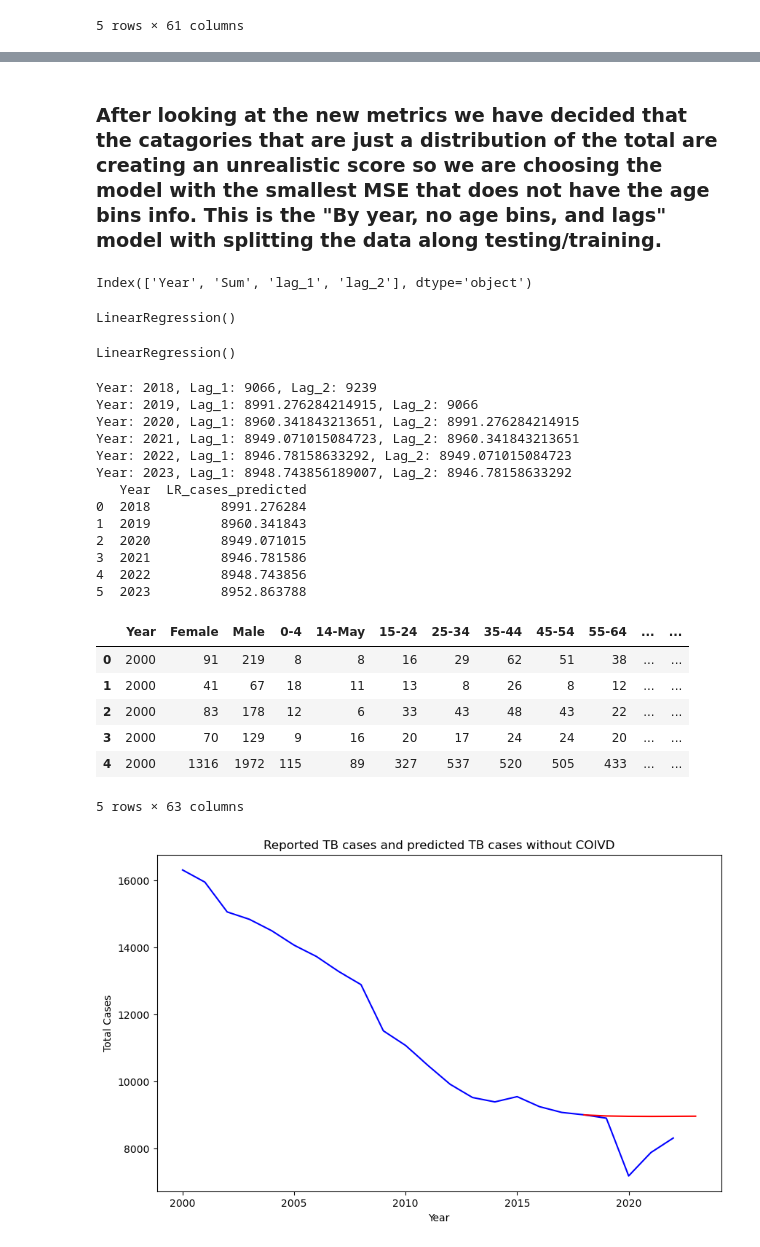
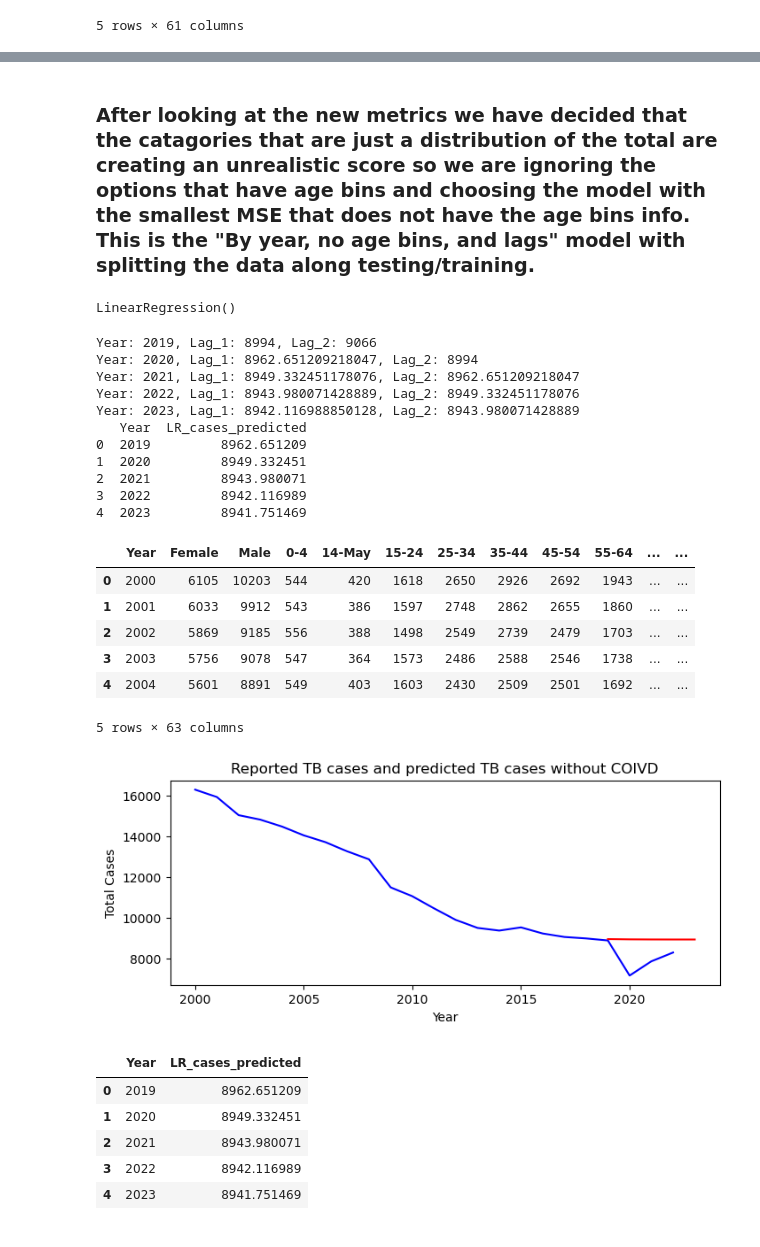
Before and after one commit to henniferkay/tbUS, a Jupyter notebook: linear_reg_cases.ipynb, the cells around one changed output, grey strips where cells are left out. Cells and saved outputs as stored; diff of their text form; code cells hidden in the pictures.

```diff
--- a/linear_reg_cases.ipynb
+++ b/linear_reg_cases.ipynb
@@ -507,13 +453,9 @@ new_results_df_not_split.sort_values(by="Mean Squared Error")
 # %% [markdown]
-### After looking at the new metrics we have decided that the catagories that are just a distribution of the total are creating an unrealistic score so we are choosing the model with the smallest MSE that does not have the age bins info. This is the "By year, no age bins, and lags" model with splitting the data along testing/training.
+### After looking at the new metrics we have decided that the catagories that are just a distribution of the total are creating an unrealistic score so we are ignoring the options that have age bins and choosing the model with the smallest MSE that does not have the age bins info. This is the "By year, no age bins, and lags" model with splitting the data along testing/training.
-# %%
-no_state_no_ages_yes_lags.columns
-# %% [output]
-Index(['Year', 'Sum', 'lag_1', 'lag_2'], dtype='object')
 # %%
 #split the data as before and create the model
-train_data = no_state_no_ages_yes_lags[no_state_no_ages_yes_lags['Year'] < 2018]
-test_data = no_state_no_ages_yes_lags[no_state_no_ages_yes_lags['Year'] >= 2018]
+train_data = no_state_no_ages_yes_lags[no_state_no_ages_yes_lags['Year'] < 2019]
+test_data = no_state_no_ages_yes_lags[no_state_no_ages_yes_lags['Year'] >= 2019]
 #split into features and targets
 X_train = train_data.drop(columns=["Sum"])
 X_test = test_data.drop(columns=["Sum"])
@@ -525,28 +467,13 @@ model = LinearRegression()
 model.fit(X_train, y_train)
 # %% [output]
 LinearRegression()
-# %%
-#split the data as before and create the model
-train_data = no_state_no_ages_yes_lags[no_state_no_ages_yes_lags['Year'] < 2018]
-#test_data = no_state_no_ages_yes_lags[no_state_no_ages_yes_lags['Year'] >= 2018]
-#split into features and targets
-X = train_data.drop(columns=["Sum"])
-#X_test = test_data.drop(columns=["Sum"])
-y = train_data['Sum']
-#y_test = test_data['Sum']
-#create the model
-model = LinearRegression()
-#fit the model
-model.fit(X, y)
-# %% [output]
-LinearRegression()
 # %%
 # Initialize lists to store predicted values
 predicted_years = []
 predicted_cases = []
 
 # Iterate over the years to predict
-for year in range(2018, 2024):
+for year in range(2019, 2024):
     # Add the current year to the list of predicted years
     predicted_years.append(year)
 
@@ -557,8 +484,6 @@ for year in range(2018, 2024):
     else:
       lag_2_data = no_state_no_ages_yes_lags[no_state_no_ages_yes_lags['Year'] == year - 2]['Sum']
       lag_2 = lag_2_data.iloc[0] if not lag_2_data.empty else 0
-      #no_state_no_ages_yes_lags[no_state_no_ages_yes_lags[['Year']] == year - 2]['Total_Cases'].iloc[0]
-    #lag_3 = predicted_cases[-3] if predicted_cases else no_state_no_ages_yes_lags[no_state_no_ages_yes_lags[['Year']] == year - 3]['Total_Cases'].iloc[0]
     print(f"Year: {year}, Lag_1: {lag_1}, Lag_2: {lag_2}")
 
     # make predictions
@@ -573,41 +498,39 @@ tb_predictions = pd.DataFrame({'Year': predicted_years, 'LR_cases_predicted': pr
 # Display the predictions DataFrame
 print(tb_predictions)
 # %% [output]
-Year: 2018, Lag_1: 9066, Lag_2: 9239
-Year: 2019, Lag_1: 8991.276284214915, Lag_2: 9066
-Year: 2020, Lag_1: 8960.341843213651, Lag_2: 8991.276284214915
-Year: 2021, Lag_1: 8949.071015084723, Lag_2: 8960.341843213651
-Year: 2022, Lag_1: 8946.78158633292, Lag_2: 8949.071015084723
-Year: 2023, Lag_1: 8948.743856189007, Lag_2: 8946.78158633292
+Year: 2019, Lag_1: 8994, Lag_2: 9066
+Year: 2020, Lag_1: 8962.651209218047, Lag_2: 8994
+Year: 2021, Lag_1: 8949.332451178076, Lag_2: 8962.651209218047
+Year: 2022, Lag_1: 8943.980071428889, Lag_2: 8949.332451178076
+Year: 2023, Lag_1: 8942.116988850128, Lag_2: 8943.980071428889
    Year  LR_cases_predicted
-0  2018         8991.276284
-1  2019         8960.341843
-2  2020         8949.071015
-3  2021         8946.781586
-4  2022         8948.743856
-5  2023         8952.863788
+0  2019         8962.651209
+1  2020         8949.332451
+2  2021         8943.980071
+3  2022         8942.116989
+4  2023         8941.751469
 # %%
-tb_df.groupby('Year', as_index=False).sum()
-tb_df.head()
+tb_df_grouped =tb_df.groupby('Year', as_index=False).sum()
+tb_df_grouped.head()
 # %% [output]
 |  | Year | Female | Male | 0-4 | 14-May | 15-24 | 25-34 | 35-44 | 45-54 | 55-64 | ... | ... |
-| 0 | 2000 | 91 | 219 | 8 | 8 | 16 | 29 | 62 | 51 | 38 | ... | ... |
-| 1 | 2000 | 41 | 67 | 18 | 11 | 13 | 8 | 26 | 8 | 12 | ... | ... |
-| 2 | 2000 | 83 | 178 | 12 | 6 | 33 | 43 | 48 | 43 | 22 | ... | ... |
-| 3 | 2000 | 70 | 129 | 9 | 16 | 20 | 17 | 24 | 24 | 20 | ... | ... |
-| 4 | 2000 | 1316 | 1972 | 115 | 89 | 327 | 537 | 520 | 505 | 433 | ... | ... |
+| 0 | 2000 | 6105 | 10203 | 544 | 420 | 1618 | 2650 | 2926 | 2692 | 1943 | ... | ... |
+| 1 | 2001 | 6033 | 9912 | 543 | 386 | 1597 | 2748 | 2862 | 2655 | 1860 | ... | ... |
+| 2 | 2002 | 5869 | 9185 | 556 | 388 | 1498 | 2549 | 2739 | 2479 | 1703 | ... | ... |
+| 3 | 2003 | 5756 | 9078 | 547 | 364 | 1573 | 2486 | 2588 | 2546 | 1738 | ... | ... |
+| 4 | 2004 | 5601 | 8891 | 549 | 403 | 1603 | 2430 | 2509 | 2501 | 1692 | ... | ... |
 5 rows × 63 columns
 # %%
 import matplotlib.pyplot as plt
 
-plt.figure(figsize=(10, 6))
+plt.figure(figsize=(8, 3))
 
 plt.plot(tb_df_grouped['Year'], tb_df_grouped['Sum'], label='Reported Cases', color='blue')
 plt.plot(tb_predictions['Year'], tb_predictions['LR_cases_predicted'], label='Predicted Cases', color='red')
 plt.xlabel('Year')
 plt.ylabel('Total Cases')
 plt.title('Reported TB cases and predicted TB cases without COIVD')
 
 plt.show()
 # %% [output]
-[figure, old version]
+[figure, new version]
@@ -613,0 +540,9 @@ plt.show()
+# %%
+tb_predictions
+# %% [output]
+|  | Year | LR_cases_predicted |
+| 0 | 2019 | 8962.651209 |
+| 1 | 2020 | 8949.332451 |
+| 2 | 2021 | 8943.980071 |
+| 3 | 2022 | 8942.116989 |
+| 4 | 2023 | 8941.751469 |
```
Also changed, not shown: parts of 21 cells of this notebook, 1 other file.
